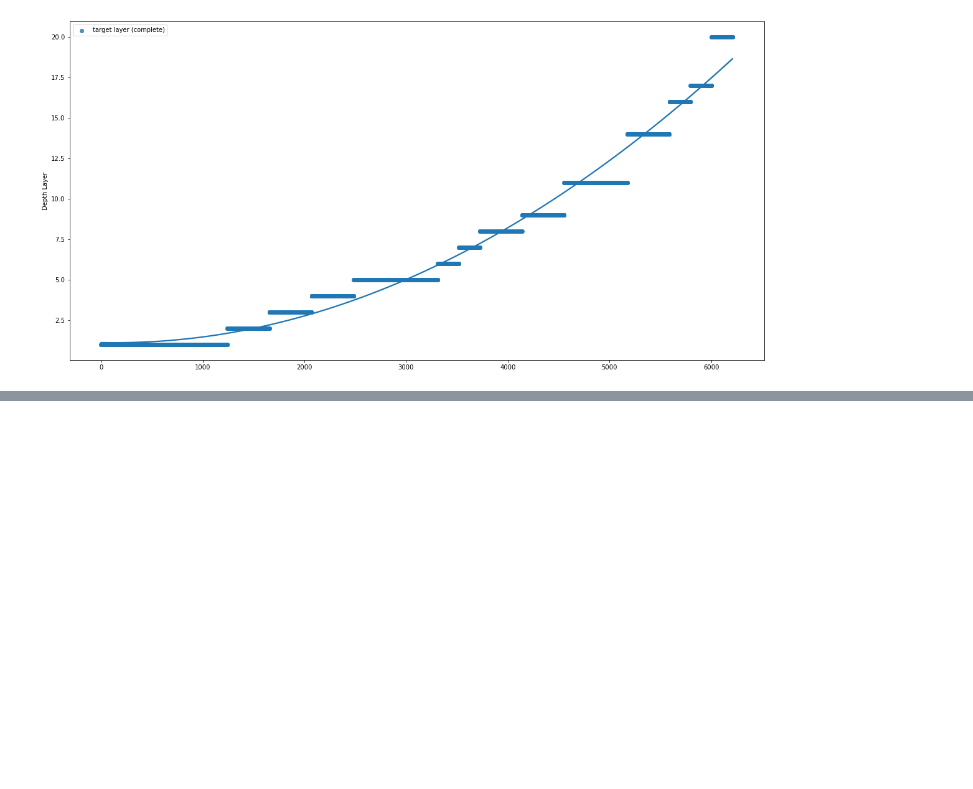
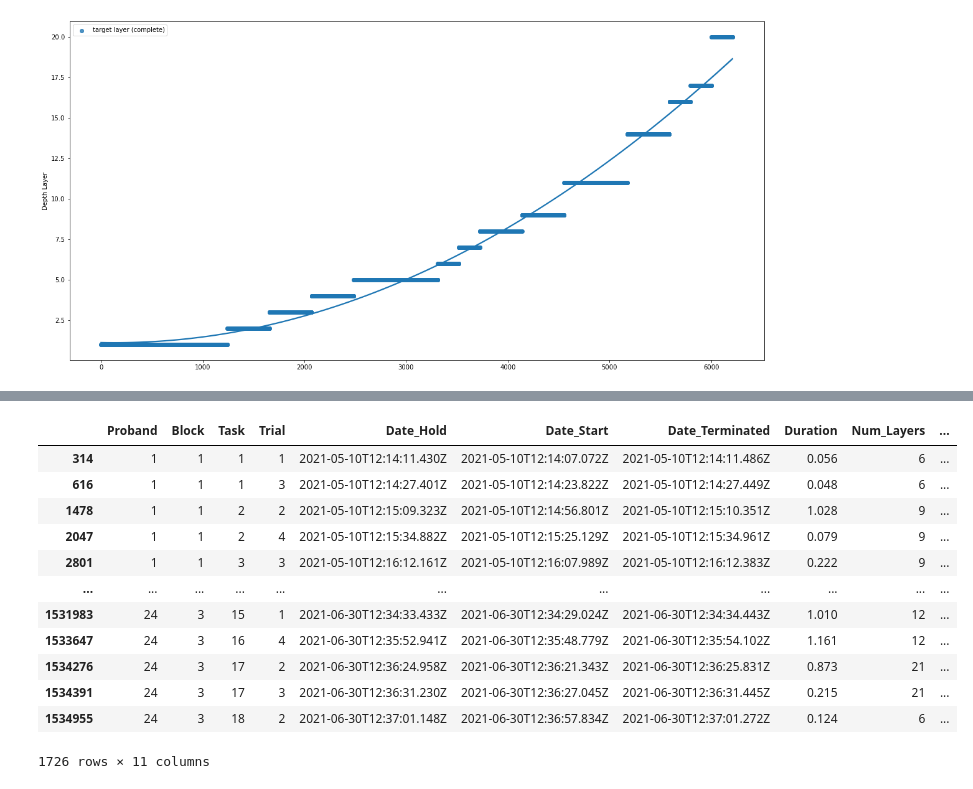
Before and after one commit to visualengineers/reflex-avi2022-results, a Jupyter notebook: code/details.ipynb, the cells around one changed output, grey strips where cells are left out. Drawn from its saved outputs; the diff is of its cells as text; code cells hidden in the pictures; blank space fills up the shorter version.

Commit message:
feature: extraction of terminated trials
Former-commit-id: ba85cacfa48ab94a5b4214bf437a53cb957a6fb9

```diff
--- a/code/details.ipynb
+++ b/code/details.ipynb
@@ -737,0 +747,45 @@ plt.show()
+# %%
+def extractHold(probandId, blockNo, taskNo, trialNo, posX, terminated):
+
+    date = df_cleaned[(df_cleaned["Proband"] == probandId) & (df_cleaned["Block"] == blockNo) &(df_cleaned["Task"] == taskNo) & (df_cleaned["Trial"] == trialNo) & (df_cleaned["posX"] == posX)]
+
+    if len(date) == 0:
+        return terminated
+
+    return date['DateTime'].iat[0]
+
+df_cleaned = pd.read_csv(rf'{export}cleanedStudy_interactionOnly.csv', sep=";")
+
+terminated_results = df_cleaned[df_cleaned["posX"] == ' TERMINATED']
+
+result = pd.DataFrame()
+result['Proband'] = terminated_results['Proband']
+result['Block'] = terminated_results['Block']
+result['Task'] = terminated_results['Task']
+result['Trial'] = terminated_results['Trial']
+result['Proband'] = terminated_results['Proband']
+result['Date_Hold'] = [extractHold(row[0], row[1], row[2], row[3], ' HOLD', row[4]) for row in zip(terminated_results['Proband'], terminated_results['Block'], terminated_results['Task'], terminated_results['Trial'], terminated_results['DateTime'])]
+result['Date_Start'] = [extractHold(row[0], row[1], row[2], row[3], ' START', row[4]) for row in zip(terminated_results['Proband'], terminated_results['Block'], terminated_results['Task'], terminated_results['Trial'], terminated_results['DateTime'])]
+result['Date_Terminated'] = terminated_results['DateTime']
+result["Duration"] = (pd.to_datetime(result["Date_Terminated"], format=timeFormat) - pd.to_datetime(result["Date_Hold"], format=timeFormat)).dt.total_seconds()
+result['Num_Layers'] = terminated_results['NumLayers']
+result['MappingMethod'] = terminated_results['mappingMethod']
+result['Target_Layer'] = terminated_results['Target']
+
+display(result)
+
+result.to_csv(rf'{export}Duration_terminatedTrials.csv', sep= ";")
+# %% [output]
+|  | Proband | Block | Task | Trial | Date_Hold | Date_Start | Date_Terminated | Duration | Num_Layers | ... |
+| 314 | 1 | 1 | 1 | 1 | 2021-05-10T12:14:11.430Z | 2021-05-10T12:14:07.072Z | 2021-05-10T12:14:11.486Z | 0.056 | 6 | ... |
+| 616 | 1 | 1 | 1 | 3 | 2021-05-10T12:14:27.401Z | 2021-05-10T12:14:23.822Z | 2021-05-10T12:14:27.449Z | 0.048 | 6 | ... |
+| 1478 | 1 | 1 | 2 | 2 | 2021-05-10T12:15:09.323Z | 2021-05-10T12:14:56.801Z | 2021-05-10T12:15:10.351Z | 1.028 | 9 | ... |
+| 2047 | 1 | 1 | 2 | 4 | 2021-05-10T12:15:34.882Z | 2021-05-10T12:15:25.129Z | 2021-05-10T12:15:34.961Z | 0.079 | 9 | ... |
+| 2801 | 1 | 1 | 3 | 3 | 2021-05-10T12:16:12.161Z | 2021-05-10T12:16:07.989Z | 2021-05-10T12:16:12.383Z | 0.222 | 9 | ... |
+| ... | ... | ... | ... | ... | ... | ... | ... | ... | ... | ... |
+| 1531983 | 24 | 3 | 15 | 1 | 2021-06-30T12:34:33.433Z | 2021-06-30T12:34:29.024Z | 2021-06-30T12:34:34.443Z | 1.010 | 12 | ... |
+| 1533647 | 24 | 3 | 16 | 4 | 2021-06-30T12:35:52.941Z | 2021-06-30T12:35:48.779Z | 2021-06-30T12:35:54.102Z | 1.161 | 12 | ... |
+| 1534276 | 24 | 3 | 17 | 2 | 2021-06-30T12:36:24.958Z | 2021-06-30T12:36:21.343Z | 2021-06-30T12:36:25.831Z | 0.873 | 21 | ... |
+| 1534391 | 24 | 3 | 17 | 3 | 2021-06-30T12:36:31.230Z | 2021-06-30T12:36:27.045Z | 2021-06-30T12:36:31.445Z | 0.215 | 21 | ... |
+| 1534955 | 24 | 3 | 18 | 2 | 2021-06-30T12:37:01.148Z | 2021-06-30T12:36:57.834Z | 2021-06-30T12:37:01.272Z | 0.124 | 6 | ... |
+1726 rows × 11 columns
```
Also changed, not shown: parts of 1 cell of this notebook, 1 other file.
